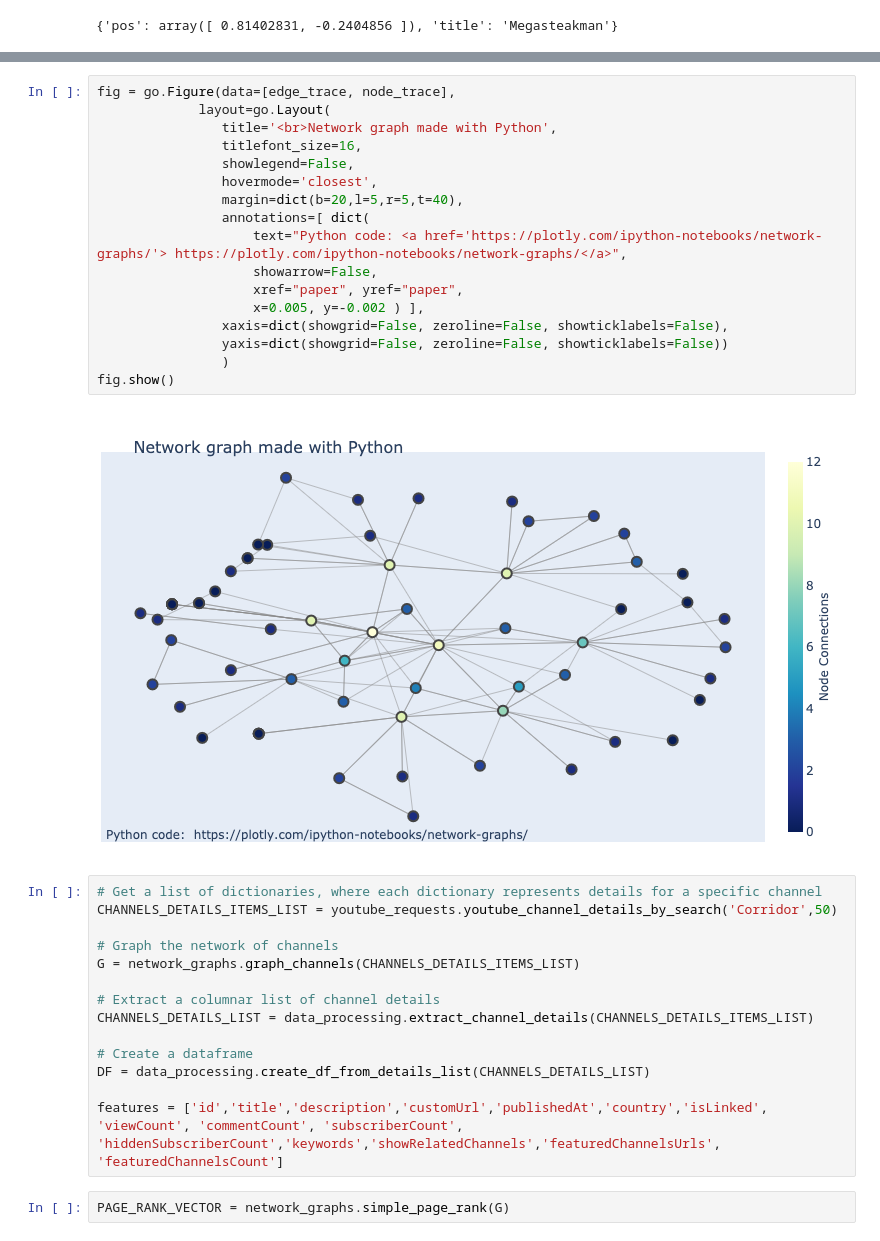
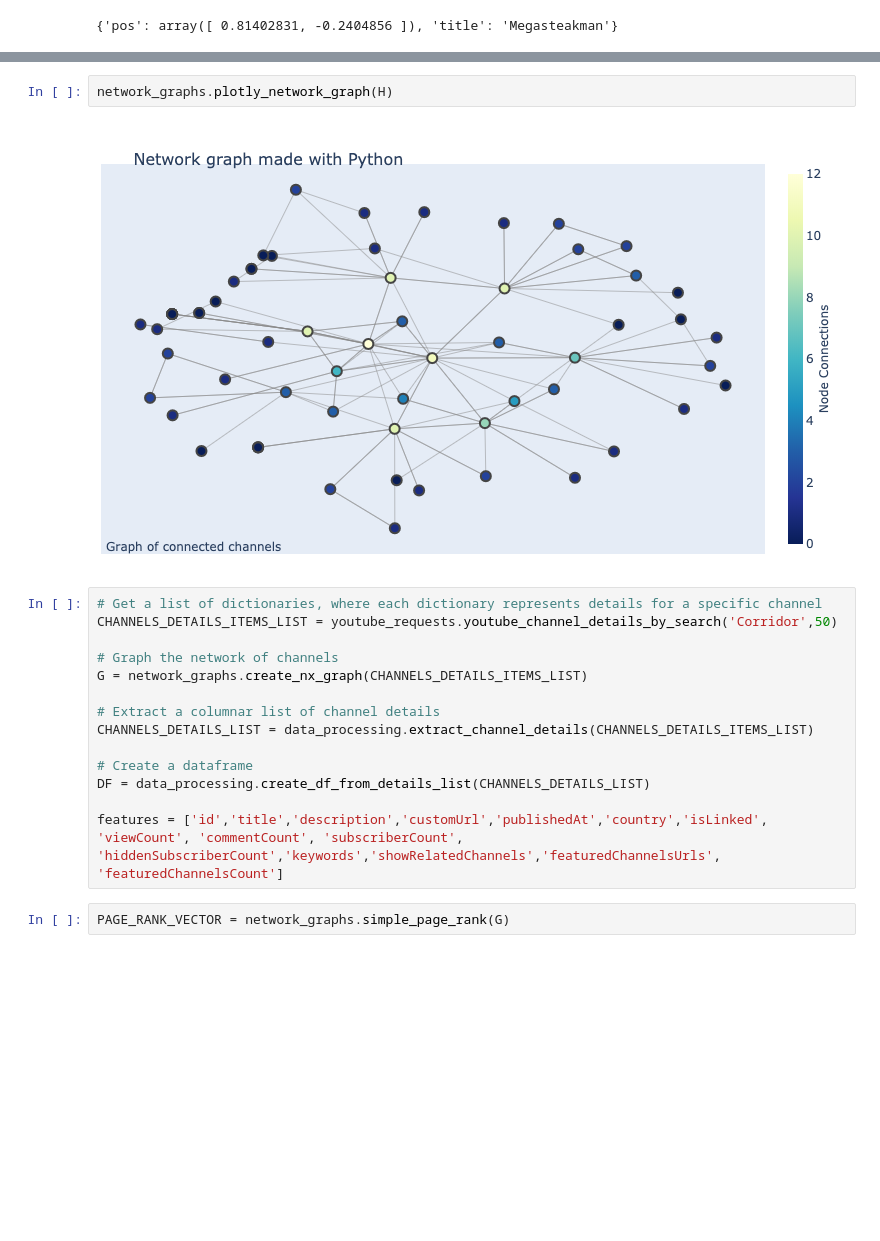
Before and after one commit to DanOvad/youtube-channel-analysis, a Jupyter notebook: youtube_data.ipynb, the cells around one changed output, grey strips where cells are left out. Saved outputs shown, nothing was run; the diff lists cells and outputs as text; blank space fills up the shorter version.

```diff
--- a/youtube_data.ipynb
+++ b/youtube_data.ipynb
@@ -244,28 +167,13 @@ node_trace.text = node_text
-# %%
-fig = go.Figure(data=[edge_trace, node_trace],
-             layout=go.Layout(
-                title='<br>Network graph made with Python',
-                titlefont_size=16,
-                showlegend=False,
-                hovermode='closest',
-                margin=dict(b=20,l=5,r=5,t=40),
-                annotations=[ dict(
-                    text="Python code: <a href='https://plotly.com/ipython-notebooks/network-graphs/'> https://plotly.com/ipython-notebooks/network-graphs/</a>",
-                    showarrow=False,
-                    xref="paper", yref="paper",
-                    x=0.005, y=-0.002 ) ],
-                xaxis=dict(showgrid=False, zeroline=False, showticklabels=False),
-                yaxis=dict(showgrid=False, zeroline=False, showticklabels=False))
-                )
-fig.show()
-# %% [output]
-[figure, removed]
+# %%
+network_graphs.plotly_network_graph(H)
+# %% [output]
+[figure, added]
 # %%
 # Get a list of dictionaries, where each dictionary represents details for a specific channel
 CHANNELS_DETAILS_ITEMS_LIST = youtube_requests.youtube_channel_details_by_search('Corridor',50)
 
 # Graph the network of channels
-G = network_graphs.graph_channels(CHANNELS_DETAILS_ITEMS_LIST)
+G = network_graphs.create_nx_graph(CHANNELS_DETAILS_ITEMS_LIST)
 
 # Extract a columnar list of channel details
 CHANNELS_DETAILS_LIST = data_processing.extract_channel_details(CHANNELS_DETAILS_ITEMS_LIST)
```
Also changed, not shown: parts of 27 cells of this notebook, 2 other files.
